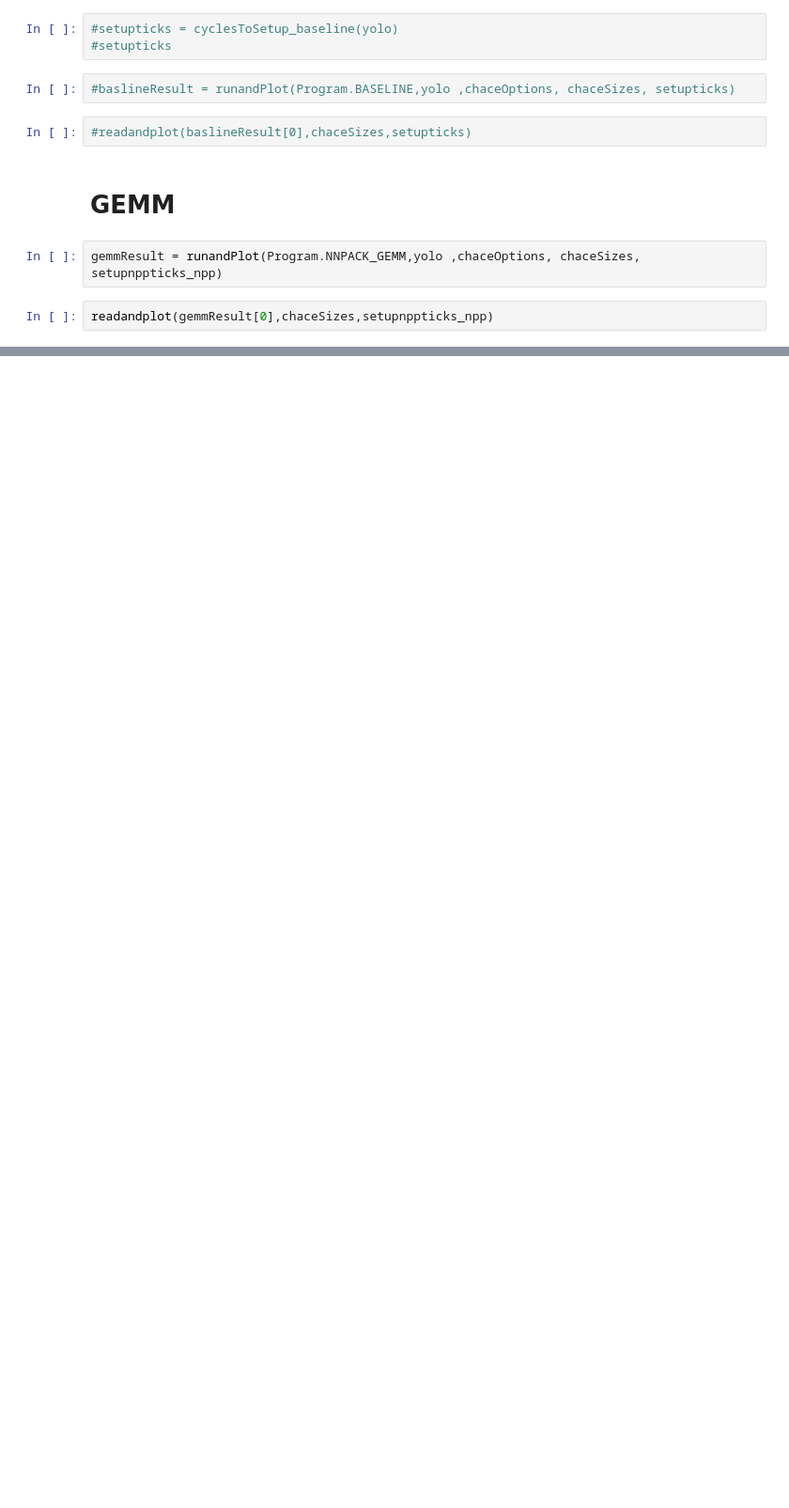
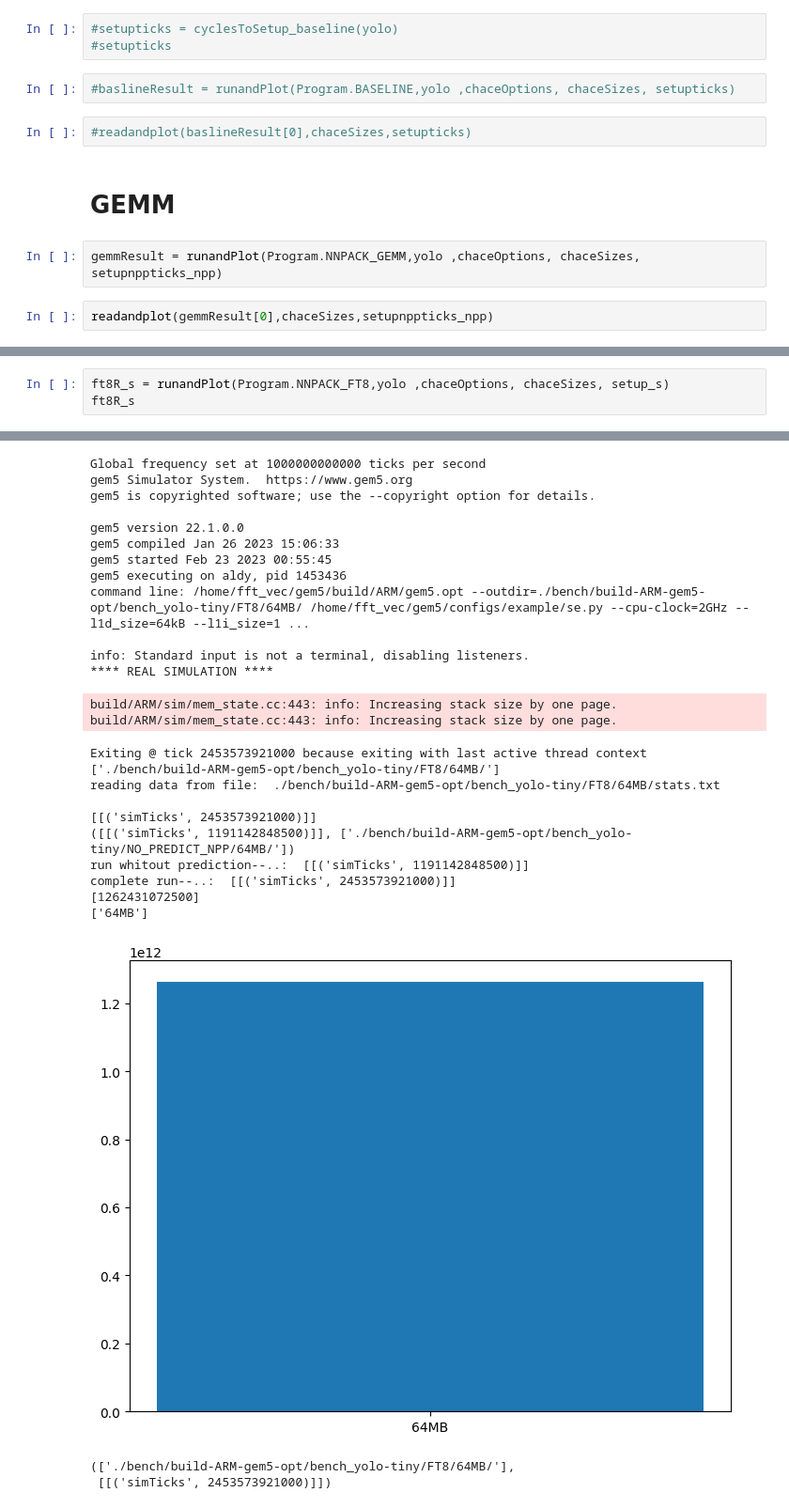
Before and after one commit to antfor/Masters-darknet, a Jupyter notebook: gem5-ARM-Benchmarks.ipynb, the cells around one changed output, grey strips where cells are left out. Shown: that part at 94% size. Cells and saved outputs as stored; diff of their text form; blank space fills up the shorter version.

```diff
--- a/gem5-ARM-Benchmarks.ipynb
+++ b/gem5-ARM-Benchmarks.ipynb
@@ -613,0 +888,4 @@ readandplot(gemmResult[0],chaceSizes,setupnppticks_npp)
+# %%
+ft8R_s = runandPlot(Program.NNPACK_FT8,yolo ,chaceOptions, chaceSizes, setup_s)
+ft8R_s
+# %% [output]
@@ -613,0 +950,27 @@ readandplot(gemmResult[0],chaceSizes,setupnppticks_npp)
+Global frequency set at 1000000000000 ticks per second
+gem5 Simulator System.  https://www.gem5.org
+gem5 is copyrighted software; use the --copyright option for details.
+
+gem5 version 22.1.0.0
+gem5 compiled Jan 26 2023 15:06:33
+gem5 started Feb 23 2023 00:55:45
+gem5 executing on aldy, pid 1453436
+command line: /home/fft_vec/gem5/build/ARM/gem5.opt --outdir=./bench/build-ARM-gem5-opt/bench_yolo-tiny/FT8/64MB/ /home/fft_vec/gem5/configs/example/se.py --cpu-clock=2GHz --l1d_size=64kB --l1i_size=1 ...
+
+info: Standard input is not a terminal, disabling listeners.
+**** REAL SIMULATION ****
+build/ARM/sim/mem_state.cc:443: info: Increasing stack size by one page.
+build/ARM/sim/mem_state.cc:443: info: Increasing stack size by one page.
+Exiting @ tick 2453573921000 because exiting with last active thread context
+['./bench/build-ARM-gem5-opt/bench_yolo-tiny/FT8/64MB/']
+reading data from file:  ./bench/build-ARM-gem5-opt/bench_yolo-tiny/FT8/64MB/stats.txt
+
+[[('simTicks', 2453573921000)]]
+([[('simTicks', 1191142848500)]], ['./bench/build-ARM-gem5-opt/bench_yolo-tiny/NO_PREDICT_NPP/64MB/'])
+run whitout prediction--..:  [[('simTicks', 1191142848500)]]
+complete run--..:  [[('simTicks', 2453573921000)]]
+[1262431072500]
+['64MB']
+[figure, added]
+(['./bench/build-ARM-gem5-opt/bench_yolo-tiny/FT8/64MB/'],
+ [[('simTicks', 2453573921000)]])
```
Also changed, not shown: parts of 12 cells of this notebook, 1 other file.
